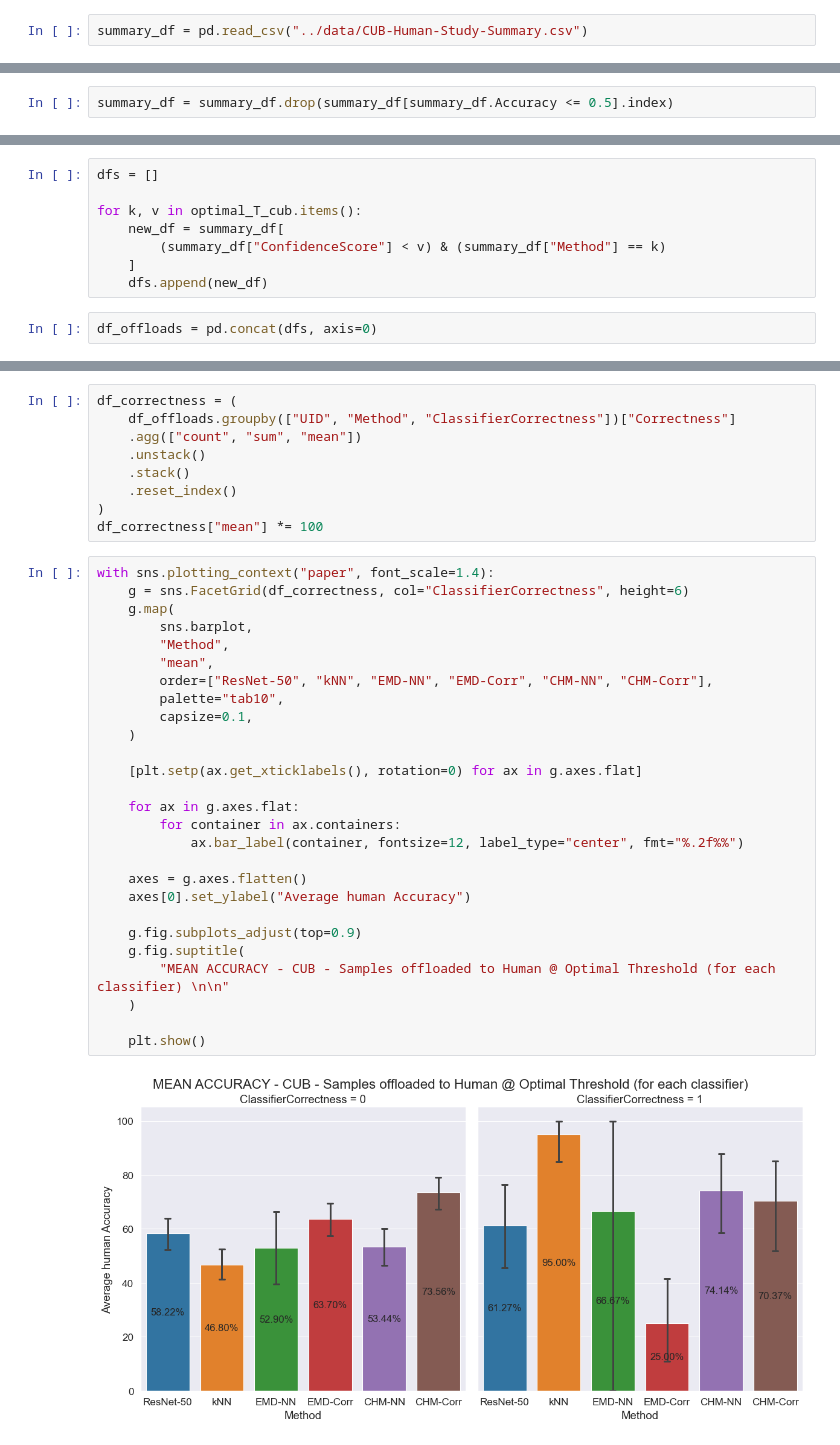
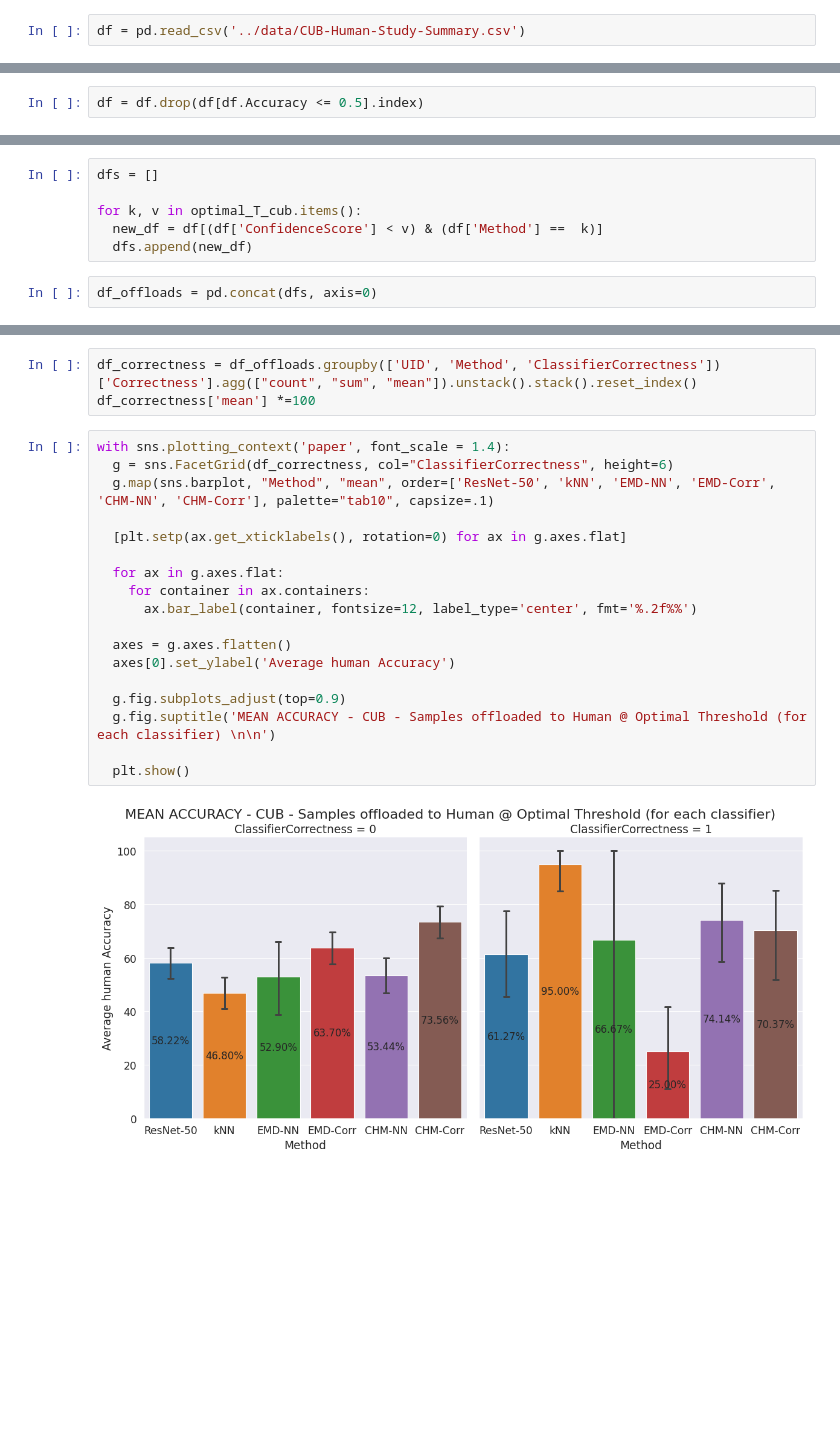
Before and after one commit to anguyen8/visual-correspondence-XAI, a Jupyter notebook: Human-Study/src/Table-C-CUB.ipynb, the cells around one changed output, grey strips where cells are left out. Drawn from its saved outputs; the diff is of its cells as text; blank space fills up the shorter version.

```diff
--- a/Human-Study/src/Table-C-CUB.ipynb
+++ b/Human-Study/src/Table-C-CUB.ipynb
@@ -157,7 +106,7 @@ ratio_df
 # %% [markdown]
 ## Human Performance Analysis
 # %%
-summary_df = pd.read_csv("../data/CUB-Human-Study-Summary.csv")
+df = pd.read_csv('../data/CUB-Human-Study-Summary.csv')
 # %% [markdown]
 ### Removing Bad Users
 # %%
@@ -167,3 +116,3 @@ total 10860 entries
 # %%
-summary_df = summary_df.drop(summary_df[summary_df.Accuracy <= 0.5].index)
+df = df.drop(df[df.Accuracy <= 0.5].index)
 # %%
@@ -432,10 +175,8 @@ array(['ResNet-50', 'kNN', 'EMD-Corr', 'CHM-NN', 'CHM-Corr', 'EMD-NN'],
 dfs = []
 
 for k, v in optimal_T_cub.items():
-    new_df = summary_df[
-        (summary_df["ConfidenceScore"] < v) & (summary_df["Method"] == k)
-    ]
-    dfs.append(new_df)
+  new_df = df[(df['ConfidenceScore'] < v) & (df['Method'] ==  k)]
+  dfs.append(new_df)
 # %%
 df_offloads = pd.concat(dfs, axis=0)
 # %%
@@ -495,38 +212,23 @@ with sns.plotting_context("paper", font_scale=1.4):
 # %%
-df_correctness = (
-    df_offloads.groupby(["UID", "Method", "ClassifierCorrectness"])["Correctness"]
-    .agg(["count", "sum", "mean"])
-    .unstack()
-    .stack()
-    .reset_index()
-)
-df_correctness["mean"] *= 100
+df_correctness = df_offloads.groupby(['UID', 'Method', 'ClassifierCorrectness'])['Correctness'].agg(["count", "sum", "mean"]).unstack().stack().reset_index()
+df_correctness['mean'] *=100
 # %%
-with sns.plotting_context("paper", font_scale=1.4):
-    g = sns.FacetGrid(df_correctness, col="ClassifierCorrectness", height=6)
-    g.map(
-        sns.barplot,
-        "Method",
-        "mean",
-        order=["ResNet-50", "kNN", "EMD-NN", "EMD-Corr", "CHM-NN", "CHM-Corr"],
-        palette="tab10",
-        capsize=0.1,
-    )
+with sns.plotting_context('paper', font_scale = 1.4):
+  g = sns.FacetGrid(df_correctness, col="ClassifierCorrectness", height=6)
+  g.map(sns.barplot, "Method", "mean", order=['ResNet-50', 'kNN', 'EMD-NN', 'EMD-Corr', 'CHM-NN', 'CHM-Corr'], palette="tab10", capsize=.1)
 
-    [plt.setp(ax.get_xticklabels(), rotation=0) for ax in g.axes.flat]
+  [plt.setp(ax.get_xticklabels(), rotation=0) for ax in g.axes.flat]
 
-    for ax in g.axes.flat:
-        for container in ax.containers:
-            ax.bar_label(container, fontsize=12, label_type="center", fmt="%.2f%%")
+  for ax in g.axes.flat:
+    for container in ax.containers:
+      ax.bar_label(container, fontsize=12, label_type='center', fmt='%.2f%%')
 
-    axes = g.axes.flatten()
-    axes[0].set_ylabel("Average human Accuracy")
+  axes = g.axes.flatten()
+  axes[0].set_ylabel('Average human Accuracy')
 
-    g.fig.subplots_adjust(top=0.9)
-    g.fig.suptitle(
-        "MEAN ACCURACY - CUB - Samples offloaded to Human @ Optimal Threshold (for each classifier) \n\n"
-    )
+  g.fig.subplots_adjust(top=0.9)
+  g.fig.suptitle('MEAN ACCURACY - CUB - Samples offloaded to Human @ Optimal Threshold (for each classifier) \n\n')
 
-    plt.show()
+  plt.show()
 # %% [output]
-[figure, old version]
+[figure, new version]
```
Also changed, not shown: parts of 54 cells of this notebook, 1 other file.
